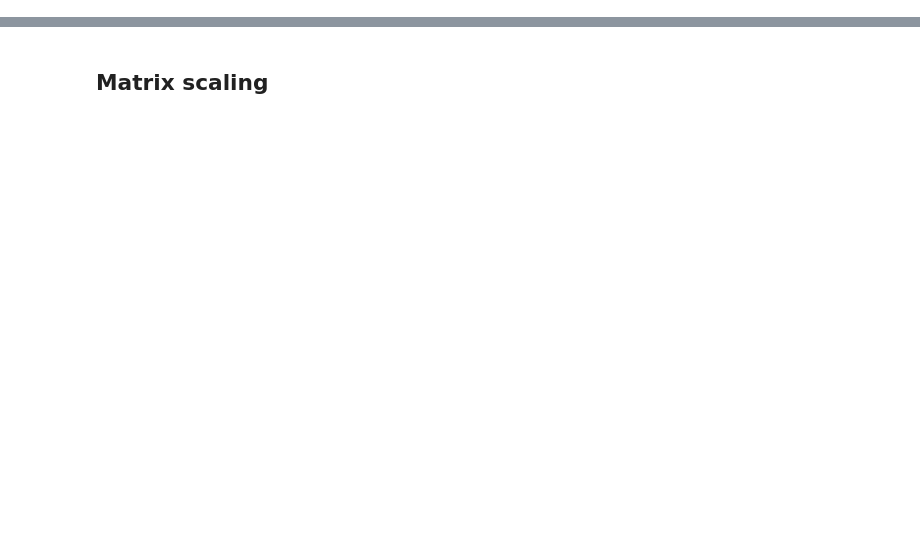
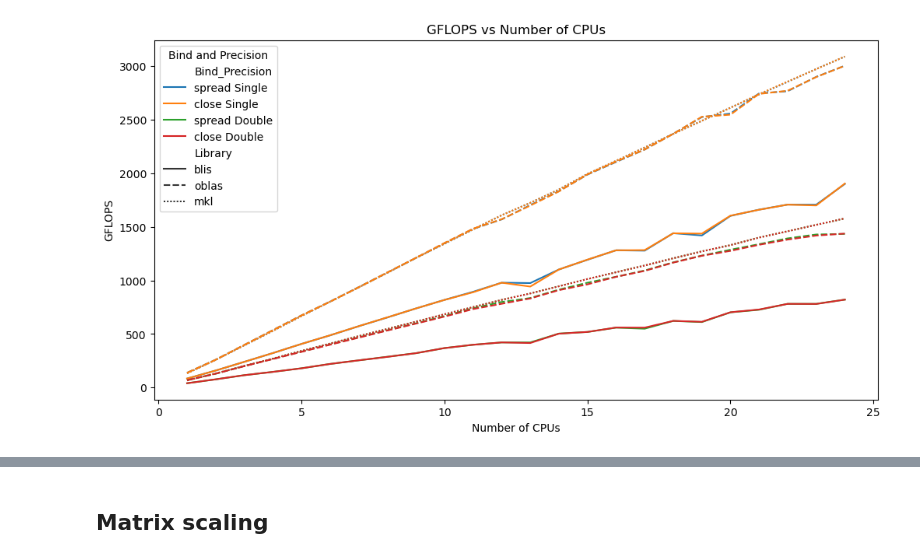
Before and after one commit to pettepiero/Foundations_of_HPC_2022, a Jupyter notebook: Assignment/exercise2/graphs.ipynb, the cells around one changed output, grey strips where cells are left out. Saved outputs shown, nothing was run; the diff lists cells and outputs as text; code cells hidden in the pictures; blank space fills up the shorter version.

Commit message:
Created matrix/core scaling plots notebook

```diff
--- a/Assignment/exercise2/graphs.ipynb
+++ b/Assignment/exercise2/graphs.ipynb
@@ -8,3 +32,18 @@ import os
+# %%
+def remove_whitespace_in_csv(file_path):
+    # Create a temporary file to write the cleaned data
+    temp_file = tempfile.NamedTemporaryFile(mode="w", delete=False, newline="")
+
+    with open(file_path, "r", newline="") as infile, temp_file:
+        reader = csv.reader(infile)
+        writer = csv.writer(temp_file)
+
+        for row in reader:
+            cleaned_row = [item.strip() for item in row]
+            writer.writerow(cleaned_row)
+
+    # Replace the original file with the cleaned file
+    os.replace(temp_file.name, file_path)
 # %%
 def list_files(startpath):
     matrix_files = []
@@ -53,0 +64,2 @@ def delete_old_csv():
+# %%
+matrix_files, core_files, slurm_files = list_files("outputs")
@@ -53,0 +91,5 @@ def delete_old_csv():
+# %%
+for file in core_files:
+    remove_whitespace_in_csv(file)
+for file in matrix_files:
+    remove_whitespace_in_csv(file)
@@ -53,0 +195,24 @@ def delete_old_csv():
+# %%
+# Melt the DataFrame
+melted_df = full_core_scaling_df.melt(
+    id_vars=["Number of CPUs", "Library"],
+    var_name="Bind_Precision",
+    value_name="GFLOPS",
+)
+
+# Plot using sns.lineplot
+plt.figure(figsize=(12, 6))
+sns.lineplot(
+    data=melted_df,
+    x="Number of CPUs",
+    y="GFLOPS",
+    hue="Bind_Precision",
+    style="Library",
+)
+plt.title("GFLOPS vs Number of CPUs")
+plt.xlabel("Number of CPUs")
+plt.ylabel("GFLOPS")
+plt.legend(title="Bind and Precision")
+plt.show()
+# %% [output]
+[figure, added]
```
Also changed, not shown: parts of 23 cells of this notebook.
